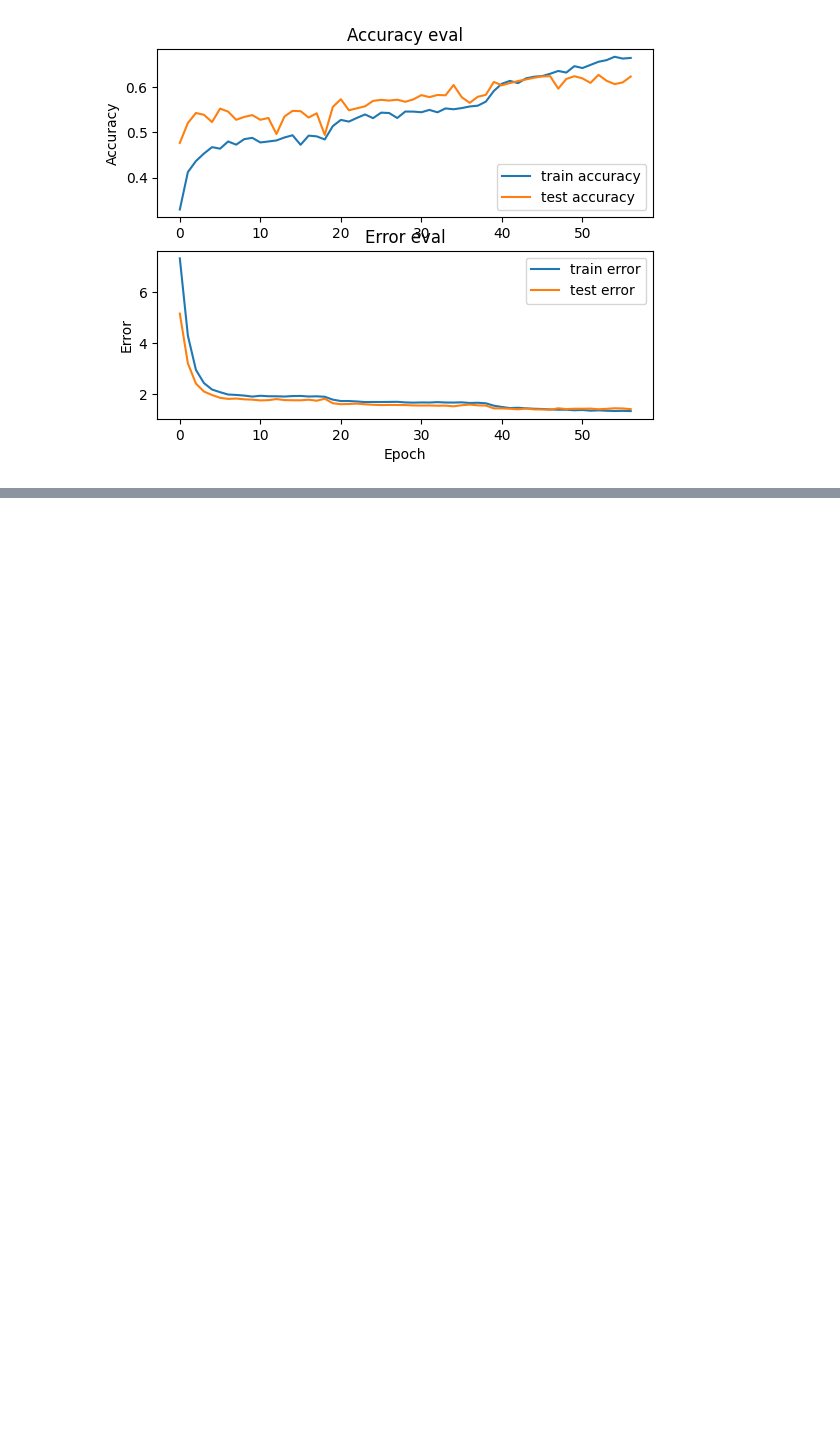
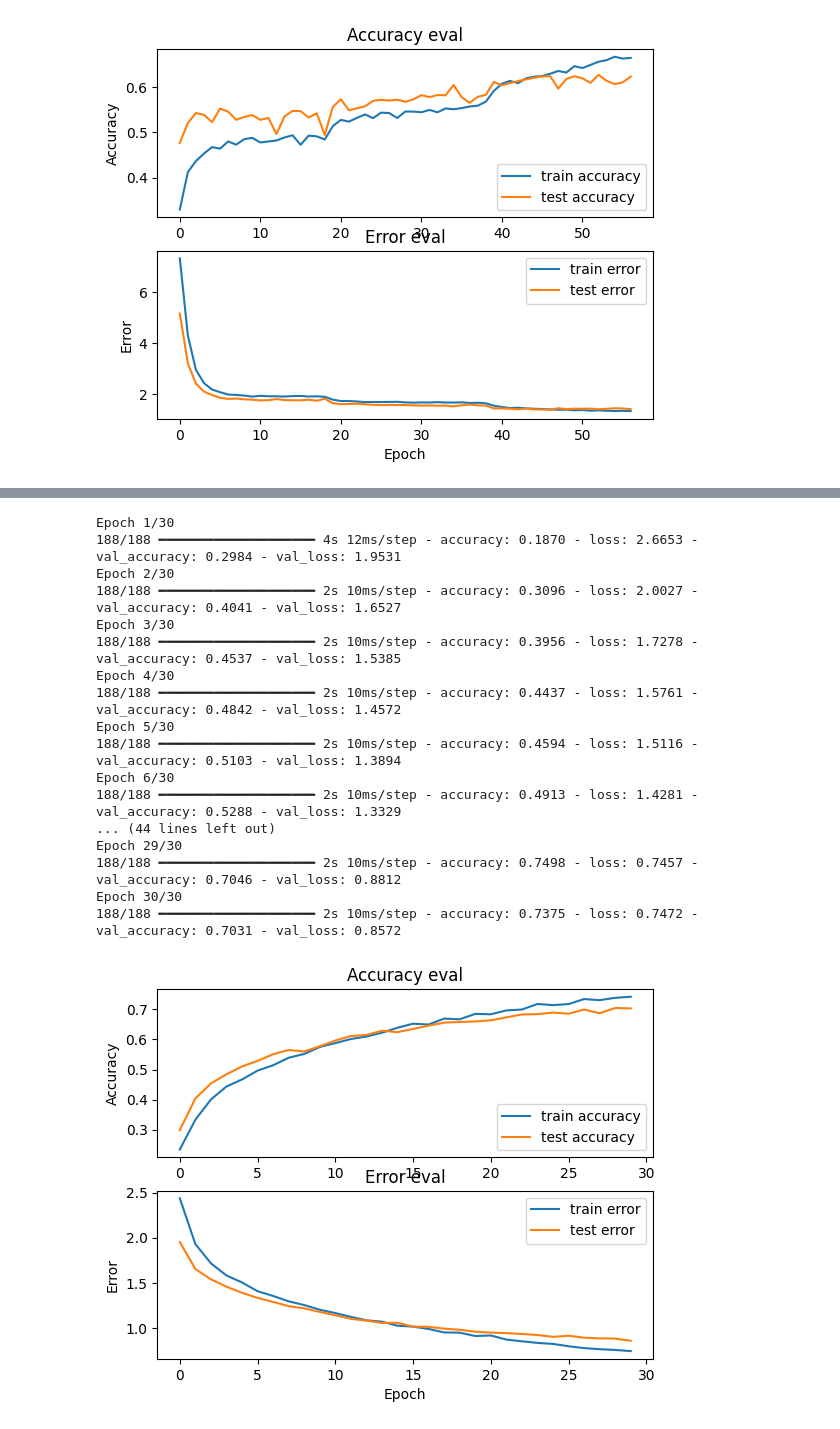
Before and after one commit to arsonor/music-genre-classification-with-deep-learning, a Jupyter notebook: notebooks/model_NN_classification.ipynb, the cells around one changed output, grey strips where cells are left out. Saved outputs shown, nothing was run; the diff lists cells and outputs as text; code cells hidden in the pictures; blank space fills up the shorter version.

```diff
--- a/model_NN_classification.ipynb
+++ b/notebooks/model_NN_classification.ipynb
@@ -400,0 +405,17 @@ plot_history(history)
+# %%
+def prepare_datasets(test_size, validation_size):
+
+    # load data
+    X, y = load_data("data_10.npz")
+
+    # create train, validation and test split
+    X_full_train, X_test, y_full_train, y_test = train_test_split(X, y, test_size=test_size)
+    X_train, X_validation, y_train, y_validation = train_test_split(X_full_train, y_full_train, test_size=validation_size)
+
+    # add an axis to input sets
+    X_full_train = X_full_train[..., np.newaxis]
+    X_train = X_train[..., np.newaxis]
+    X_validation = X_validation[..., np.newaxis]
+    X_test = X_test[..., np.newaxis]
+
+    return X_full_train, X_train, X_validation, X_test, y_full_train, y_train, y_validation, y_test
@@ -400,0 +474,3 @@ plot_history(history)
+# %%
+# get train, validation, test splits
+X_full_train, X_train, X_validation, X_test, y_full_train, y_train, y_validation, y_test = prepare_datasets(0.2, 0.25)
@@ -400,0 +489,12 @@ plot_history(history)
+# %%
+# create network
+input_shape = (X_train.shape[1], X_train.shape[2], 1)
+model = build_cnn_model(input_shape)
+
+# compile model
+optimiser = keras.optimizers.Adam(learning_rate=0.0001)
+model.compile(optimizer=optimiser,
+                loss='sparse_categorical_crossentropy',
+                metrics=['accuracy'])
+
+model.summary()
@@ -400,0 +523,25 @@ plot_history(history)
+# %%
+# train model
+history = model.fit(X_train, y_train, validation_data=(X_validation, y_validation), batch_size=32, epochs=30)
+
+# plot accuracy/error for training and validation
+plot_history(history)
+# %% [output]
+Epoch 1/30
+188/188 ━━━━━━━━━━━━━━━━━━━━ 4s 12ms/step - accuracy: 0.1870 - loss: 2.6653 - val_accuracy: 0.2984 - val_loss: 1.9531
+Epoch 2/30
+188/188 ━━━━━━━━━━━━━━━━━━━━ 2s 10ms/step - accuracy: 0.3096 - loss: 2.0027 - val_accuracy: 0.4041 - val_loss: 1.6527
+Epoch 3/30
+188/188 ━━━━━━━━━━━━━━━━━━━━ 2s 10ms/step - accuracy: 0.3956 - loss: 1.7278 - val_accuracy: 0.4537 - val_loss: 1.5385
+Epoch 4/30
+188/188 ━━━━━━━━━━━━━━━━━━━━ 2s 10ms/step - accuracy: 0.4437 - loss: 1.5761 - val_accuracy: 0.4842 - val_loss: 1.4572
+Epoch 5/30
+188/188 ━━━━━━━━━━━━━━━━━━━━ 2s 10ms/step - accuracy: 0.4594 - loss: 1.5116 - val_accuracy: 0.5103 - val_loss: 1.3894
+Epoch 6/30
+188/188 ━━━━━━━━━━━━━━━━━━━━ 2s 10ms/step - accuracy: 0.4913 - loss: 1.4281 - val_accuracy: 0.5288 - val_loss: 1.3329
+... (44 lines left out)
+Epoch 29/30
+188/188 ━━━━━━━━━━━━━━━━━━━━ 2s 10ms/step - accuracy: 0.7498 - loss: 0.7457 - val_accuracy: 0.7046 - val_loss: 0.8812
+Epoch 30/30
+188/188 ━━━━━━━━━━━━━━━━━━━━ 2s 10ms/step - accuracy: 0.7375 - loss: 0.7472 - val_accuracy: 0.7031 - val_loss: 0.8572
+[figure, added]
```
Also changed, not shown: parts of 17 cells of this notebook, 2 other files.
